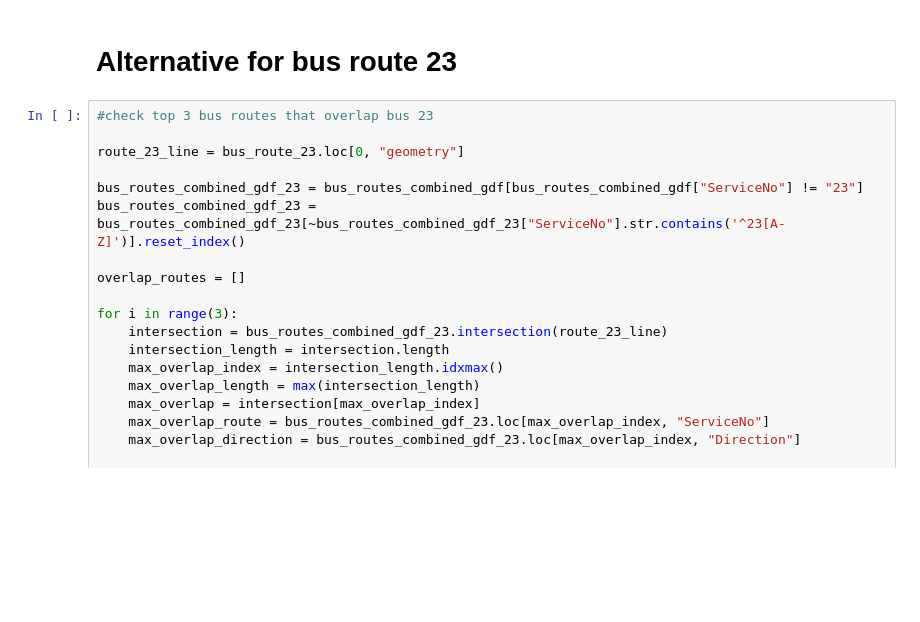
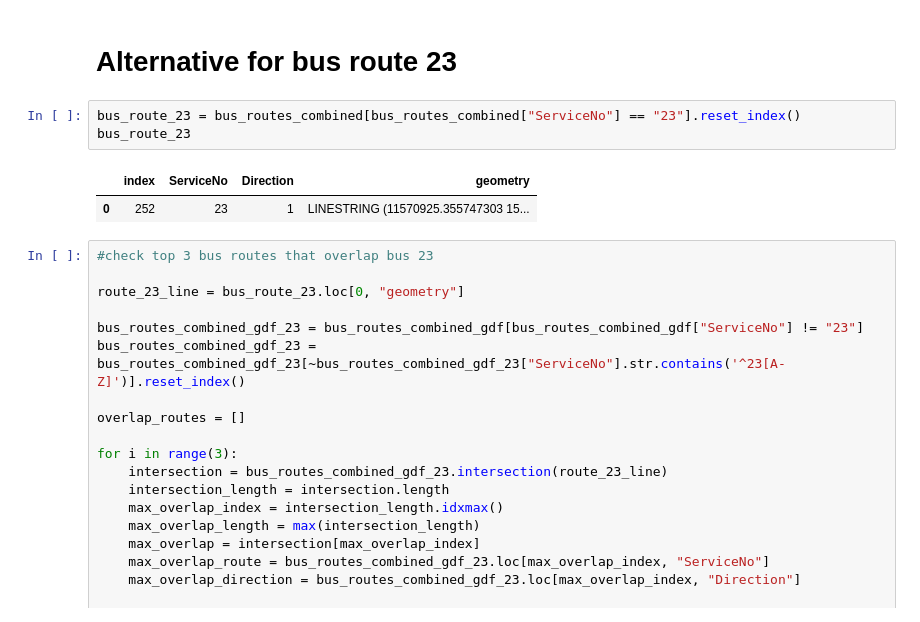
Before and after one commit to Yutingggggggg/dsa4264_geospatial, a Jupyter notebook: workingfiles/visualisation.ipynb, the cells around one changed output. Saved outputs shown, nothing was run; the diff lists cells and outputs as text; blank space fills up the shorter version.

```diff
--- a/workingfiles/visualisation.ipynb
+++ b/workingfiles/visualisation.ipynb
@@ -1461,6 +1462,12 @@ overlap_map
 [interactive output not drawn]
 # %% [markdown]
 # Alternative for bus route 23
+# %%
+bus_route_23 = bus_routes_combined[bus_routes_combined["ServiceNo"] == "23"].reset_index()
+bus_route_23
+# %% [output]
+|  | index | ServiceNo | Direction | geometry |
+| 0 | 252 | 23 | 1 | LINESTRING (11570925.355747303 15... |
 # %%
 #check top 3 bus routes that overlap bus 23
 
```
Also changed, not shown: parts of 5 cells of this notebook.
